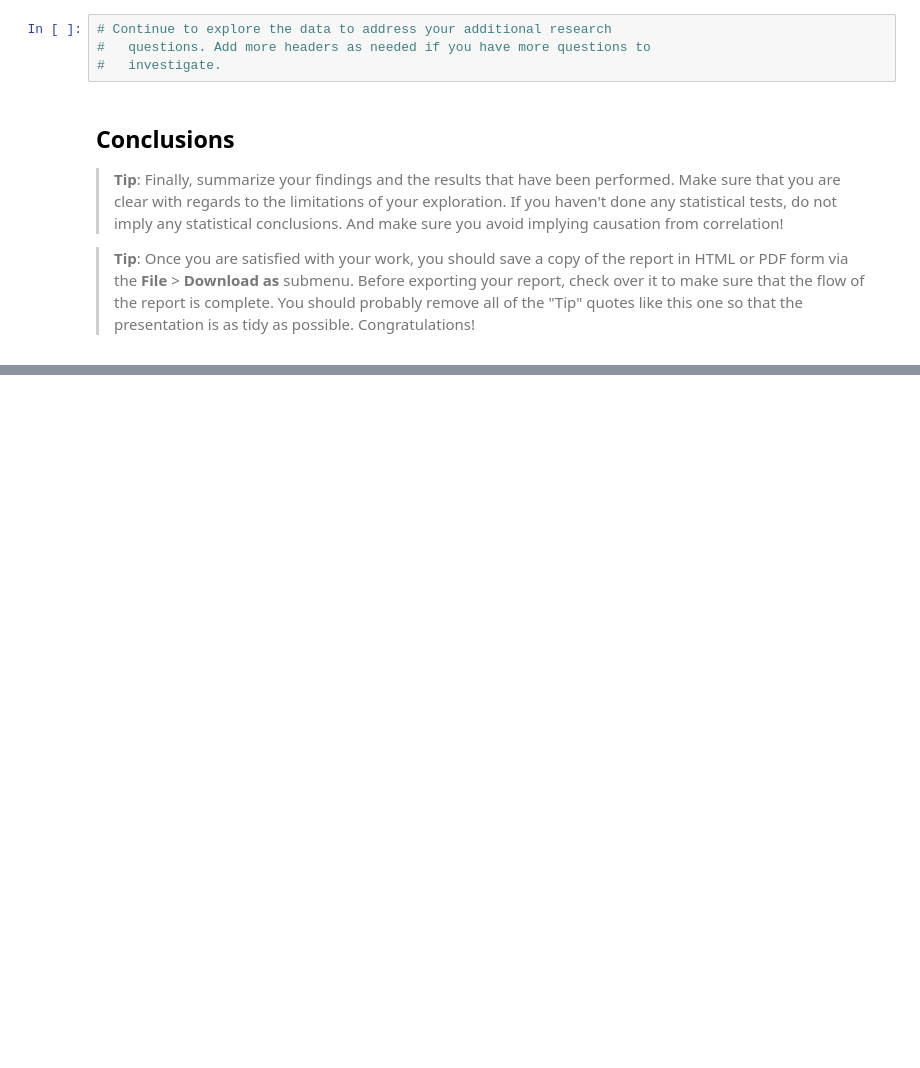
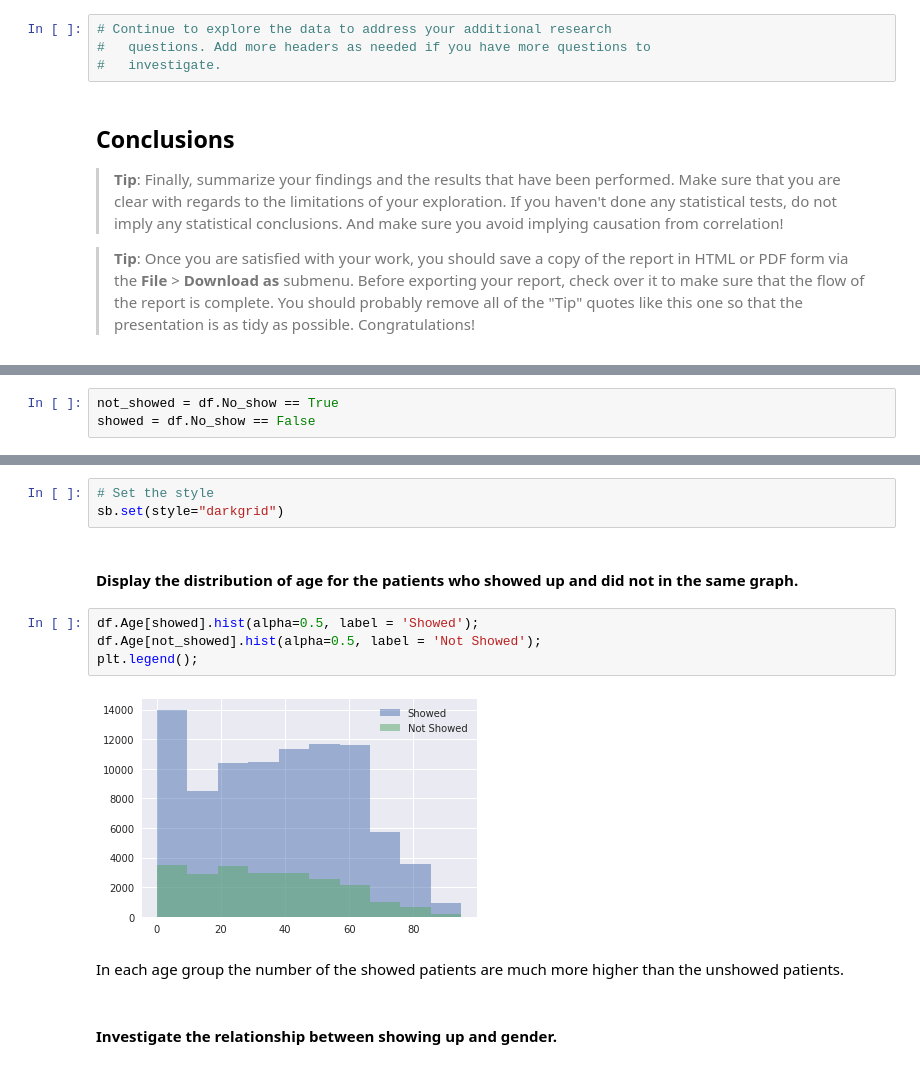
Before and after one commit to yagmurdalman/investigate-a-data-set, a Jupyter notebook: no_show_appointments.ipynb, the cells around one changed output, grey strips where cells are left out. Saved outputs shown, nothing was run; the diff lists cells and outputs as text; blank space fills up the shorter version.

```diff
--- a/no_show_appointments.ipynb
+++ b/no_show_appointments.ipynb
@@ -293,0 +329,3 @@ df['Num_no_show'] = df.groupby('PatientId')['No_show'].apply(lambda x: x.cumsum(
+# %%
+not_showed = df.No_show == True
+showed = df.No_show == False
@@ -293,0 +340,15 @@ df['Num_no_show'] = df.groupby('PatientId')['No_show'].apply(lambda x: x.cumsum(
+# %%
+# Set the style
+sb.set(style="darkgrid")
+# %% [markdown]
+#### Display the distribution of age for the patients who showed up and did not in the same graph.
+# %%
+df.Age[showed].hist(alpha=0.5, label = 'Showed');
+df.Age[not_showed].hist(alpha=0.5, label = 'Not Showed');
+plt.legend();
+# %% [output]
+[figure, added]
+# %% [markdown]
+In each age group the number of the showed patients are much more higher than the unshowed patients.
+# %% [markdown]
+#### Investigate the relationship between showing up and gender.
```
Also changed, not shown: parts of 18 cells of this notebook.
